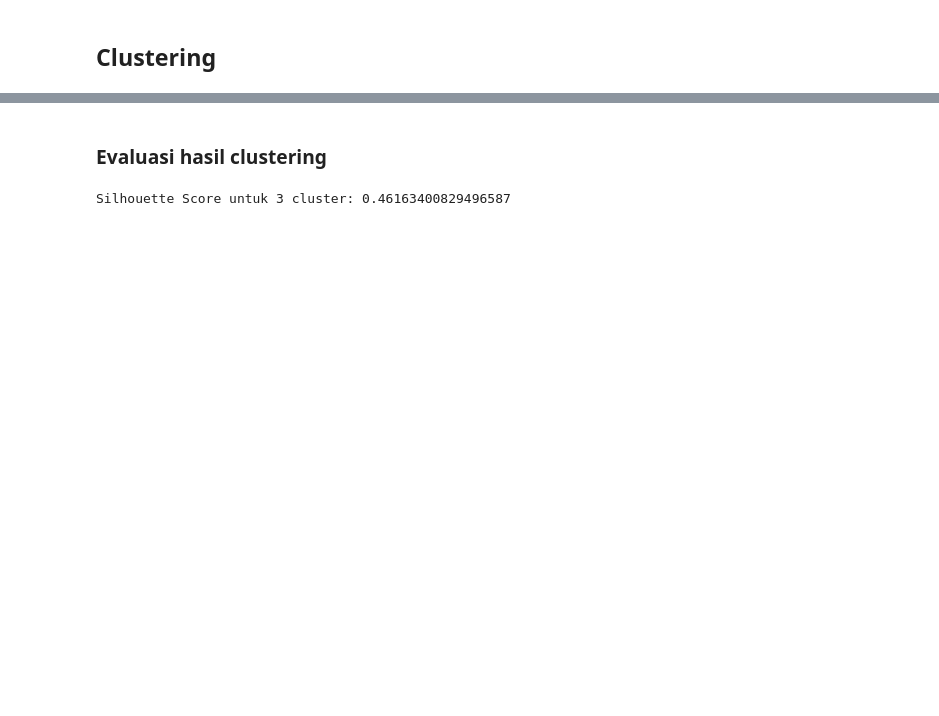
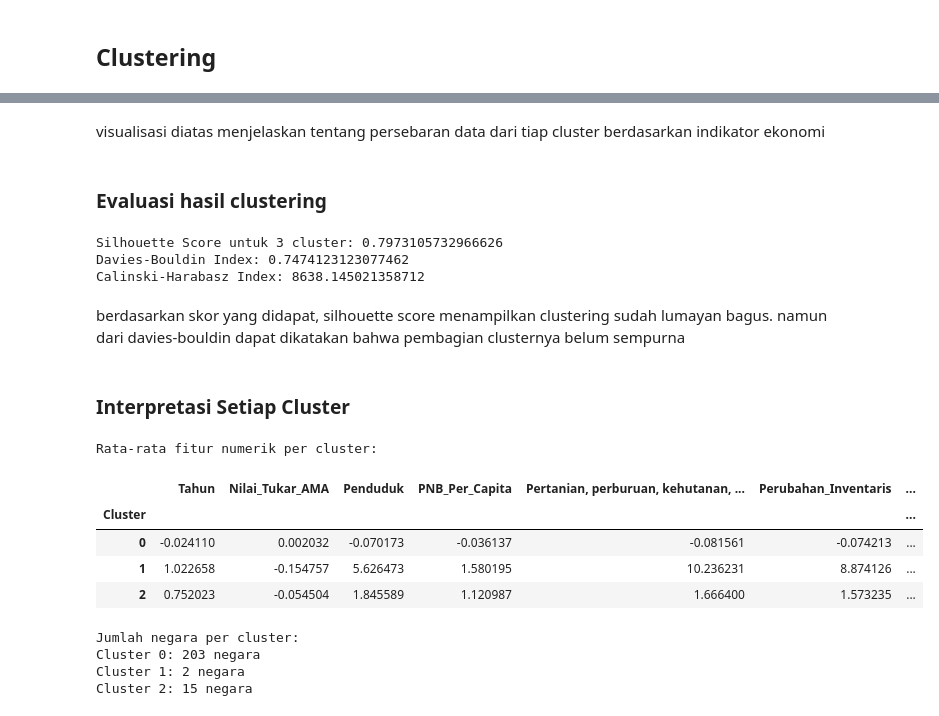
Before and after one commit to HazwanAdhikara/economy-analysis, a Jupyter notebook: economy.ipynb, the cells around one changed output, grey strips where cells are left out. Cells and saved outputs as stored; diff of their text form; code cells hidden in the pictures; blank space fills up the shorter version.

```diff
--- a/economy.ipynb
+++ b/economy.ipynb
@@ -358,7 +322,43 @@ plt.show()
+# %% [markdown]
+visualisasi diatas menjelaskan tentang persebaran data dari tiap cluster berdasarkan indikator ekonomi
 # %% [markdown]
 ### Evaluasi hasil clustering
 # %%
 sil_score = silhouette_score(df_normalisasi[numerical_cols], kmeans.labels_)
+db_score = davies_bouldin_score(df_normalisasi[numerical_cols], kmeans.labels_)
+ch_score = calinski_harabasz_score(df_normalisasi[numerical_cols], kmeans.labels_)
+
 print(f'Silhouette Score untuk 3 cluster: {sil_score}')
+print(f'Davies-Bouldin Index: {db_score}')
+print(f'Calinski-Harabasz Index: {ch_score}')
 # %% [output]
-Silhouette Score untuk 3 cluster: 0.46163400829496587
+Silhouette Score untuk 3 cluster: 0.7973105732966626
+Davies-Bouldin Index: 0.7474123123077462
+Calinski-Harabasz Index: 8638.145021358712
+# %% [markdown]
+berdasarkan skor yang didapat, silhouette score menampilkan clustering sudah lumayan bagus. namun dari davies-bouldin dapat dikatakan bahwa pembagian clusternya belum sempurna
+# %% [markdown]
+### Interpretasi Setiap Cluster
+# %%
+cluster_summary = df_normalisasi.groupby('Cluster')[numerical_cols].mean()
+print("Rata-rata fitur numerik per cluster:")
+display(cluster_summary)
+# %% [output]
+Rata-rata fitur numerik per cluster:
+|  | Tahun | Nilai_Tukar_AMA | Penduduk | PNB_Per_Capita | Pertanian, perburuan, kehutanan, ... | Perubahan_Inventaris | ... |
+| Cluster |  |  |  |  |  |  | ... |
+| 0 | -0.024110 | 0.002032 | -0.070173 | -0.036137 | -0.081561 | -0.074213 | ... |
+| 1 | 1.022658 | -0.154757 | 5.626473 | 1.580195 | 10.236231 | 8.874126 | ... |
+| 2 | 0.752023 | -0.054504 | 1.845589 | 1.120987 | 1.666400 | 1.573235 | ... |
+# %%
+# Menghapus duplikat berdasarkan 'Negara' dan menghitung jumlah per cluster
+cluster_counts = df_normalisasi.drop_duplicates(subset='Negara')['Cluster'].value_counts().sort_index()
+
+print("Jumlah negara per cluster:")
+for cluster_num, count in cluster_counts.items():
+    print(f"Cluster {cluster_num}: {count} negara")
+# %% [output]
+Jumlah negara per cluster:
+Cluster 0: 203 negara
+Cluster 1: 2 negara
+Cluster 2: 15 negara
```
Also changed, not shown: parts of 18 cells of this notebook, 1 other file.
